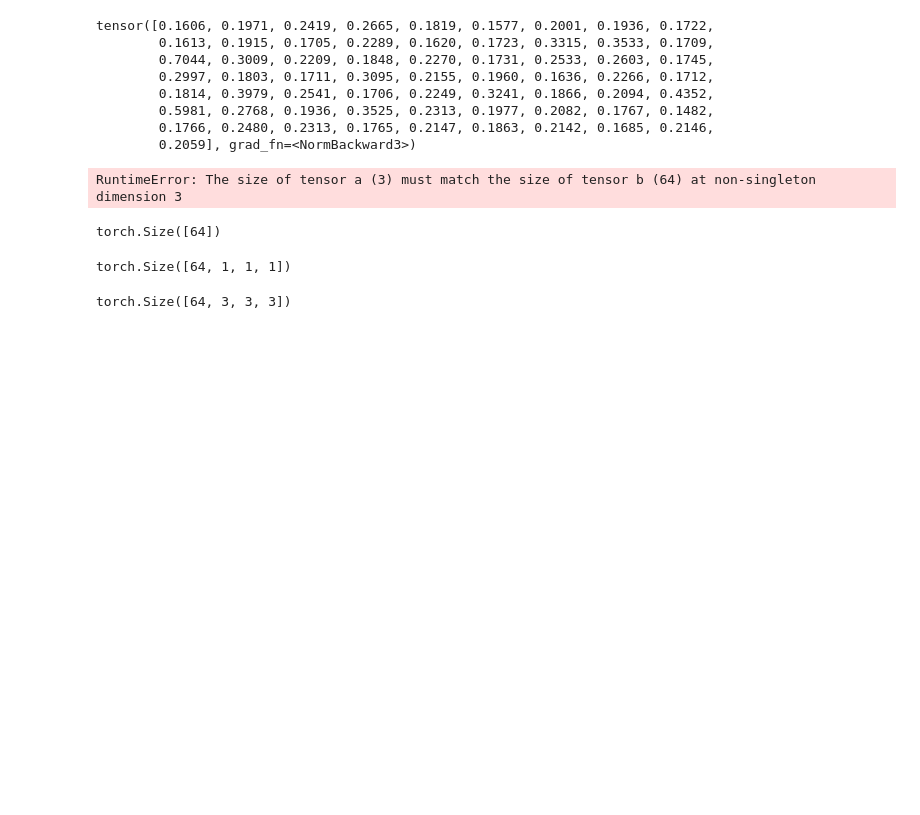
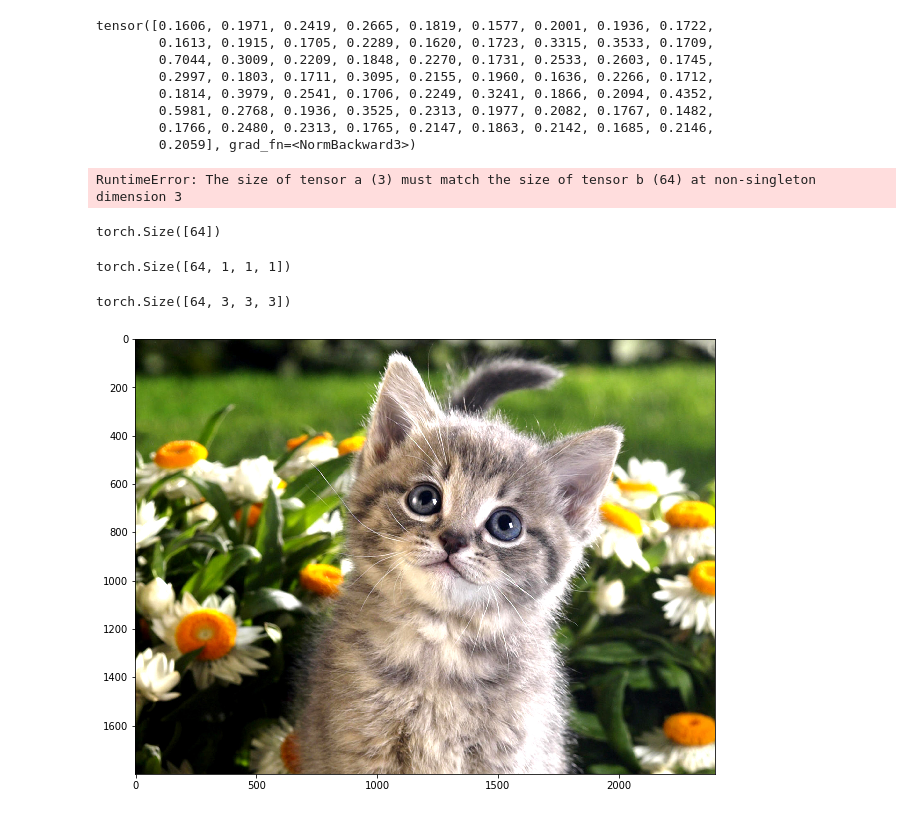
Before and after one commit to xianpf/diaries, a Jupyter notebook: 191010 weight standardlization.ipynb, the cells around one changed output. Cells and saved outputs as stored; diff of their text form; code cells hidden in the pictures; blank space fills up the shorter version.

```diff
--- a/191010 weight standardlization.ipynb
+++ b/191010 weight standardlization.ipynb
@@ -294,0 +296,12 @@ torch.Size([64, 3, 3, 3])
+# %%
+from PIL import Image, ImageOps
+import matplotlib.pyplot as plt
+def show_color_img(img):
+    plt.figure(figsize = (12,8))
+    plt.imshow(img)
+# im02 = Image.open("/home/xianr/Pictures/Kitten-and-rabbit-HD-picture.jpg")
+im02 = Image.open("/home/xianr/Pictures/Beautiful-black-gray-creative-cute-persian-kitty-kitten-with-flowers-hd-photos-desktop.jpg")
+# Beautiful-black-gray-creative-cute-persian-kitty-kitten-with-flowers-hd-photos-desktop.jpg
+show_color_img(im02)
+# %% [output]
+[figure, added]
```
Also changed, not shown: parts of 8 cells of this notebook.
